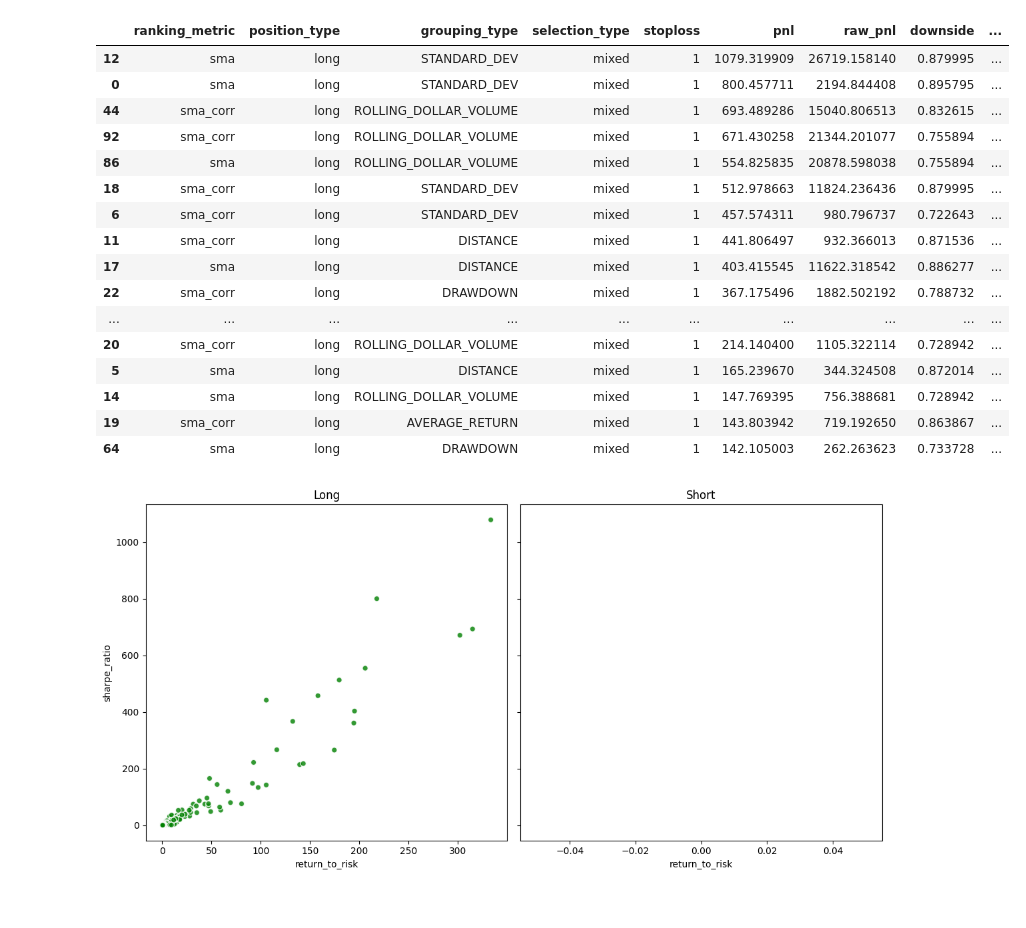
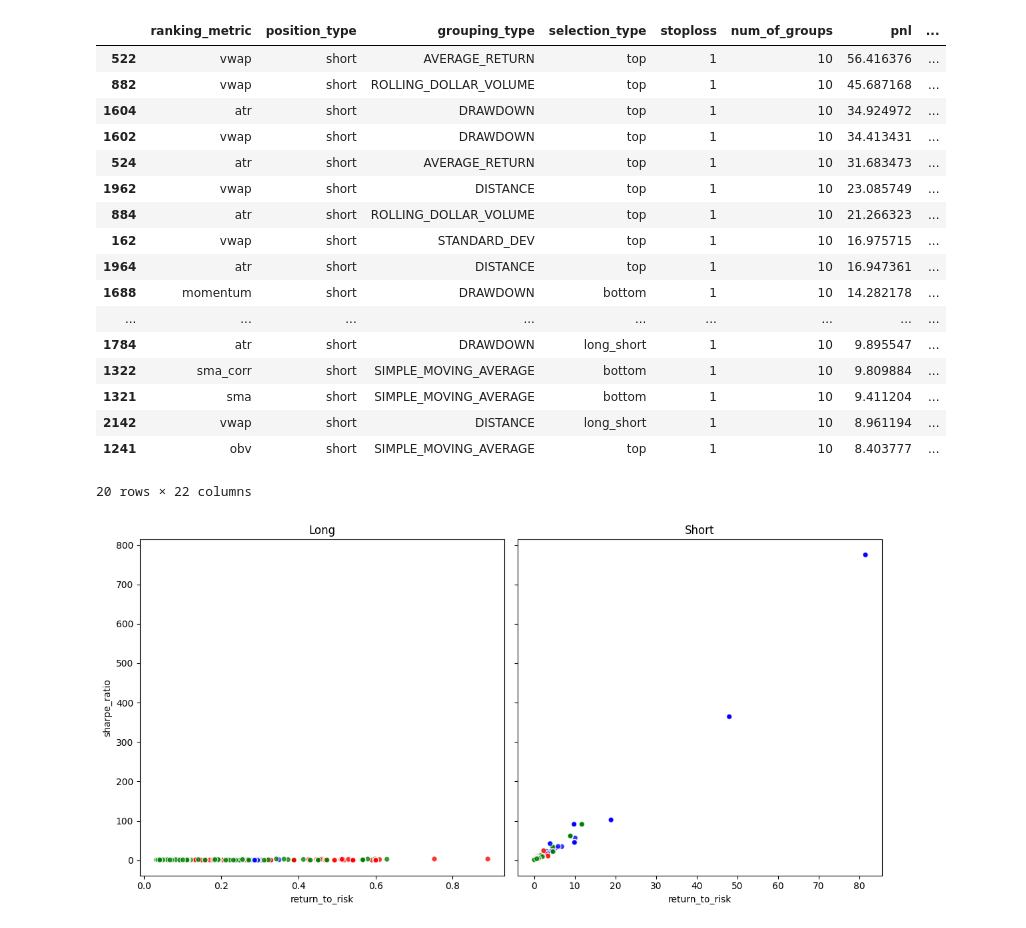
Before and after one commit to chung-ejy/orivault, a Jupyter notebook: studies/swing_trading_study/speculation_basic.ipynb, the cells around one changed output. Drawn from its saved outputs; the diff is of its cells as text; code cells hidden in the pictures.

Commit message:
proper dating and return application

```diff
--- a/studies/swing_trading_study/speculation_basic.ipynb
+++ b/studies/swing_trading_study/speculation_basic.ipynb
@@ -44,9 +44,8 @@ benchmark = market.query("prices",{"ticker":"JPM"})
 market.disconnect()
 benchmark = Benchmark.convert_to_benchmark(benchmark,"adjclose")
 # %%
-portfolios = PortfolioSelection.generate_possible_portfolios(ranking_metrics=["sma","sma_corr"])
+portfolios = PortfolioSelection.generate_possible_portfolios(num_of_groups=[1,10,20])
 filtered_portfolios = []
 for portfolio in portfolios:
-        if portfolio.timeframe.value == "week" and portfolio.position_type.label == "long" and portfolio.selection_type.label == "mixed" and portfolio.allocation_type.label == "equal":
+        if portfolio.timeframe.value == "week" and portfolio.allocation_type.label == "equal":
             filtered_portfolios.append(portfolio)
-print(len(filtered_portfolios))
@@ -55,8 +52,8 @@ print(len(filtered_portfolios))
 # %%
-# additional_portfolios = []
-# for portfolio in portfolios:
-#     if portfolio.timeframe.value == "week" and portfolio.position_type.label == "long" and portfolio.selection_type.label != "long_short":
-#         for member in Indicator:
-#             pm = copy.deepcopy(portfolio)
-#             pm.ranking_metric = member.label
-#             additional_portfolios.append(pm)
+additional_portfolios = []
+for portfolio in filtered_portfolios:
+    for member in Indicator:
+        if member.label != "optimal":
+            pm = copy.deepcopy(portfolio)
+            pm.ranking_metric = member.label
+            additional_portfolios.append(pm)
@@ -74,9 +84,8 @@ for ticker in tqdm(index["ticker"]):
             price = p.additional_date_columns(price)
             for member in Metric:
                 price = member.calculate(price,timeframe=rolling_window)
-            # price = Indicator.OPTIMAL.calculate(price,timeframe=rolling_window)
-            price = Indicator.SMA.calculate(price,timeframe=rolling_window)
-            price = Indicator.SMACorr.calculate(price,timeframe=rolling_window)
+            for member in Indicator:
+                price = member.calculate(price,timeframe=rolling_window)
             for member in RiskType:
                 price = member.apply(price)
             prices.append(price.dropna())
@@ -92,11 +101,11 @@ simulation = simulation[(simulation["year"]>=model_end) & (simulation["year"]<ba
 simulation.sort_values("date", inplace=True)
 # %%
 analysises = []
-for min_price in tqdm([0.1,0.5,1,2,5]):
-    for max_price in [1,2,5,10]:
+for min_price in tqdm([0]):
+    for max_price in tqdm([1]):
         filtered_simulation = simulation[(simulation["adjclose"]<=max_price) & (simulation["adjclose"]>=min_price)].copy()
         if filtered_simulation.index.size > 0:
-            for portfolio in filtered_portfolios:
+            for portfolio in additional_portfolios:
                 try:
                     trades = portfolio.trades(filtered_simulation.copy())
                     performance = portfolio.portfolio(trades.copy(),benchmark.copy())
@@ -113,27 +122,29 @@ for min_price in tqdm([0.1,0.5,1,2,5]):
 # %%
 a = pd.DataFrame(analysises)
 # %%
-filtered_a = a.drop(["date","risk_type","timeframe","allocation_type","selection_percentage"],axis=1).sort_values("pnl",ascending=False)
-top = a.sort_values("pnl",ascending=False).head(20).to_dict("records")[0]
-filtered_a.head(20)
+metric = "pnl"
+filtered_a = a.drop(["date","risk_type","timeframe","allocation_type","selection_percentage"],axis=1).sort_values(metric,ascending=False)
+top = a.sort_values(metric,ascending=False).head(20).to_dict("records")[0]
+filtered_a[filtered_a["num_of_groups"]==10].head(20)
 # %% [output]
-|  | ranking_metric | position_type | grouping_type | selection_type | stoploss | pnl | raw_pnl | downside | ... |
-| 12 | sma | long | STANDARD_DEV | mixed | 1 | 1079.319909 | 26719.158140 | 0.879995 | ... |
-| 0 | sma | long | STANDARD_DEV | mixed | 1 | 800.457711 | 2194.844408 | 0.895795 | ... |
-| 44 | sma_corr | long | ROLLING_DOLLAR_VOLUME | mixed | 1 | 693.489286 | 15040.806513 | 0.832615 | ... |
-| 92 | sma_corr | long | ROLLING_DOLLAR_VOLUME | mixed | 1 | 671.430258 | 21344.201077 | 0.755894 | ... |
-| 86 | sma | long | ROLLING_DOLLAR_VOLUME | mixed | 1 | 554.825835 | 20878.598038 | 0.755894 | ... |
-| 18 | sma_corr | long | STANDARD_DEV | mixed | 1 | 512.978663 | 11824.236436 | 0.879995 | ... |
-| 6 | sma_corr | long | STANDARD_DEV | mixed | 1 | 457.574311 | 980.796737 | 0.722643 | ... |
-| 11 | sma_corr | long | DISTANCE | mixed | 1 | 441.806497 | 932.366013 | 0.871536 | ... |
-| 17 | sma | long | DISTANCE | mixed | 1 | 403.415545 | 11622.318542 | 0.886277 | ... |
-| 22 | sma_corr | long | DRAWDOWN | mixed | 1 | 367.175496 | 1882.502192 | 0.788732 | ... |
-| ... | ... | ... | ... | ... | ... | ... | ... | ... | ... |
-| 20 | sma_corr | long | ROLLING_DOLLAR_VOLUME | mixed | 1 | 214.140400 | 1105.322114 | 0.728942 | ... |
-| 5 | sma | long | DISTANCE | mixed | 1 | 165.239670 | 344.324508 | 0.872014 | ... |
-| 14 | sma | long | ROLLING_DOLLAR_VOLUME | mixed | 1 | 147.769395 | 756.388681 | 0.728942 | ... |
-| 19 | sma_corr | long | AVERAGE_RETURN | mixed | 1 | 143.803942 | 719.192650 | 0.863867 | ... |
-| 64 | sma | long | DRAWDOWN | mixed | 1 | 142.105003 | 262.263623 | 0.733728 | ... |
+|  | ranking_metric | position_type | grouping_type | selection_type | stoploss | num_of_groups | pnl | ... |
+| 522 | vwap | short | AVERAGE_RETURN | top | 1 | 10 | 56.416376 | ... |
+| 882 | vwap | short | ROLLING_DOLLAR_VOLUME | top | 1 | 10 | 45.687168 | ... |
+| 1604 | atr | short | DRAWDOWN | top | 1 | 10 | 34.924972 | ... |
+| 1602 | vwap | short | DRAWDOWN | top | 1 | 10 | 34.413431 | ... |
+| 524 | atr | short | AVERAGE_RETURN | top | 1 | 10 | 31.683473 | ... |
+| 1962 | vwap | short | DISTANCE | top | 1 | 10 | 23.085749 | ... |
+| 884 | atr | short | ROLLING_DOLLAR_VOLUME | top | 1 | 10 | 21.266323 | ... |
+| 162 | vwap | short | STANDARD_DEV | top | 1 | 10 | 16.975715 | ... |
+| 1964 | atr | short | DISTANCE | top | 1 | 10 | 16.947361 | ... |
+| 1688 | momentum | short | DRAWDOWN | bottom | 1 | 10 | 14.282178 | ... |
+| ... | ... | ... | ... | ... | ... | ... | ... | ... |
+| 1784 | atr | short | DRAWDOWN | long_short | 1 | 10 | 9.895547 | ... |
+| 1322 | sma_corr | short | SIMPLE_MOVING_AVERAGE | bottom | 1 | 10 | 9.809884 | ... |
+| 1321 | sma | short | SIMPLE_MOVING_AVERAGE | bottom | 1 | 10 | 9.411204 | ... |
+| 2142 | vwap | short | DISTANCE | long_short | 1 | 10 | 8.961194 | ... |
+| 1241 | obv | short | SIMPLE_MOVING_AVERAGE | top | 1 | 10 | 8.403777 | ... |
+20 rows × 22 columns
 # %%
 orivault.cloud_connect()
 orivault.drop("results")
@@ -168,7 +179,7 @@ plt.tight_layout()
 # Show the combined plot
 plt.show()
 # %% [output]
-[figure, old version]
+[figure, new version]
 # %%
 pm = top["portfolio"]
 filtered_simulation = simulation[(simulation["adjclose"]<=top["max_price"]) & (simulation["adjclose"]>=top["min_price"])]
```
Also changed, not shown: parts of 7 cells of this notebook, 4 other files.
